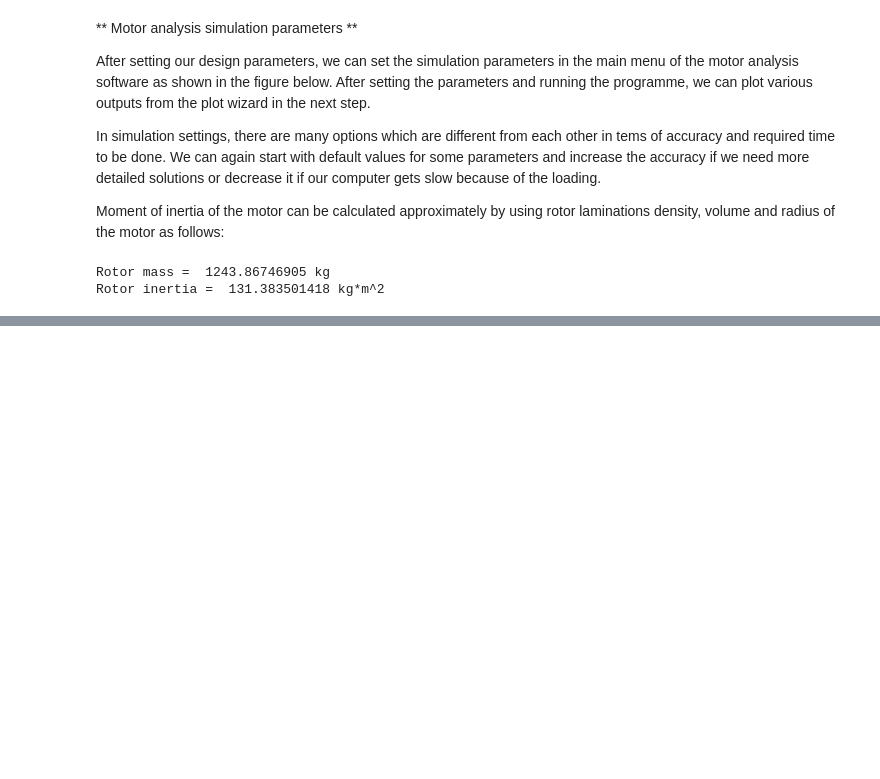
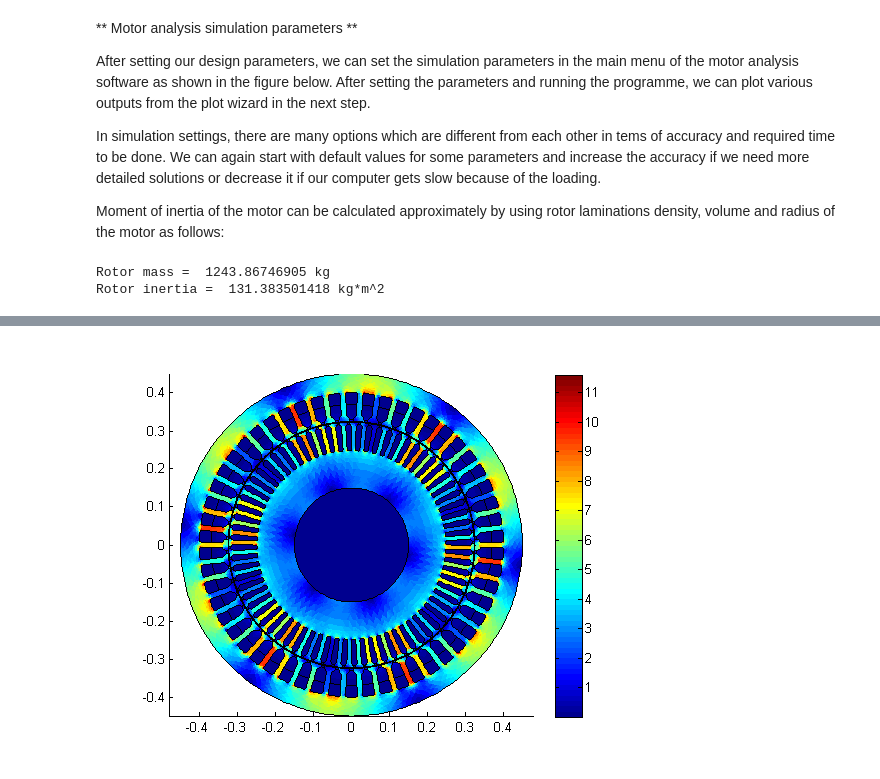
Before and after one commit to odtu/EE564, a Jupyter notebook: TRAIN/aykutd/Design of a Train Traction Motor.ipynb, the cells around one changed output, grey strips where cells are left out. Cells and saved outputs as stored; diff of their text form; code cells hidden in the pictures; blank space fills up the shorter version.

```diff
--- a/TRAIN/aykutd/Design of a Train Traction Motor.ipynb
+++ b/TRAIN/aykutd/Design of a Train Traction Motor.ipynb
@@ -487,0 +505,5 @@ After the above settings are entered to the main window of motor analysis softwa
+# %%
+from IPython.display import Image
+Image(filename='fluxdensity.png')
+# %% [output]
+[figure, added]
```
Also changed, not shown: parts of 7 cells of this notebook.
